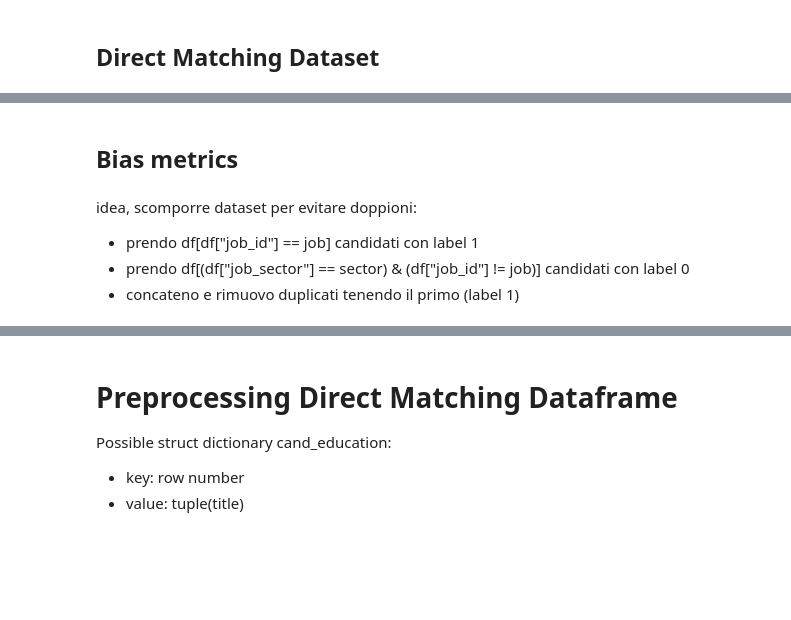
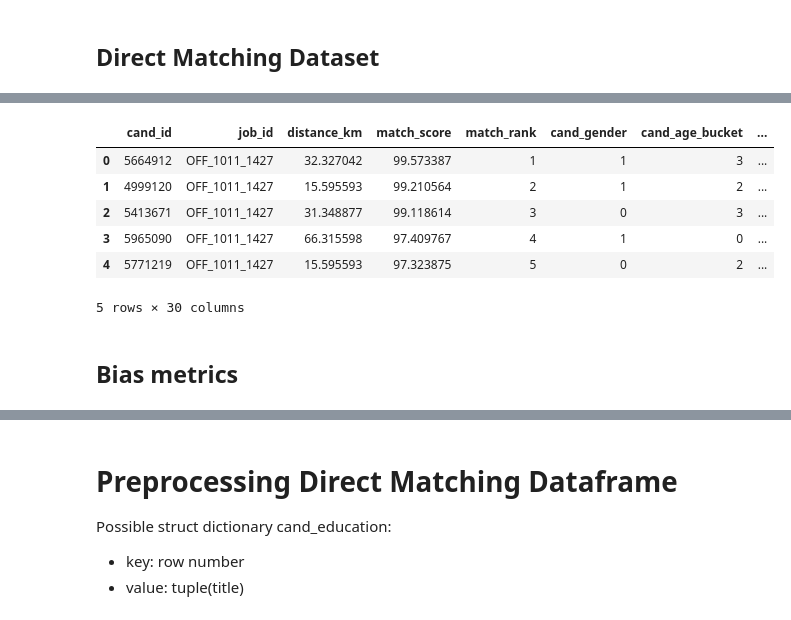
Before and after one commit to lorenzo-massa/Bias-Detection-Mitigation, a Jupyter notebook: AI_industry.ipynb, the cells around one changed output, grey strips where cells are left out. Drawn from its saved outputs; the diff is of its cells as text; code cells hidden in the pictures; blank space fills up the shorter version.

```diff
--- a/AI_industry.ipynb
+++ b/AI_industry.ipynb
@@ -149,0 +72,42 @@ direct_matching_df.job_sector.unique().shape
+# %%
+macro_sectors_dir = {
+    'Ambiente / Energie Rinnovabili': 'Ambiente, Ingegneria e Ricerca',
+    'Ingegneria / Ricerca e Sviluppo / Laboratorio': 'Ambiente, Ingegneria e Ricerca',
+    'Ingegneria Impiantistica': 'Ambiente, Ingegneria e Ricerca',
+    'Installazione / Impiantistica / Cantieristica': 'Ambiente, Ingegneria e Ricerca',
+    'Progettisti / Design / Grafici': 'Ambiente, Ingegneria e Ricerca',
+
+    'Assistenziale / Paramedico / Tecnico': 'Assistenziale e Paramedico',
+    'Scientifico / Farmaceutico': 'Assistenziale e Paramedico',
+
+    'Banche / Assicurazioni / Istituti di Credito': 'Banche e Finanza',
+    'Finanza / Contabilità': 'Banche e Finanza',
+
+    'Bar / Catering / Personale Di Sala / Cuochi / Chef': 'Ristorazione, Alberghiero e Spettacolo',
+    'Personale Per Hotel / Piani / Reception / Back Office': 'Ristorazione, Alberghiero e Spettacolo',
+    'Estetisti / Cure del Corpo': 'Ristorazione, Alberghiero e Spettacolo',
+    'Moda / Spettacolo / Eventi': 'Ristorazione, Alberghiero e Spettacolo',
+
+    'Call Center / Customer Care': 'Call Center e Vendita',
+    'Commerciale / Vendita': 'Call Center e Vendita',
+
+    'Management / Responsabili / Supervisori': 'Management e Supervisori',
+    'Risorse Umane / Recruitment': 'Management e Supervisori',
+    'Segreteria / Servizi Generali': 'Management e Supervisori',
+    'Help Desk / Assistenza Informatica': 'Management e Supervisori',
+
+    'Manutenzione / Riparazione': 'Logistica e Manutenzione',
+    'Magazzino / Logistica / Trasporti': 'Logistica e Manutenzione',
+    'Personale Aeroportuale': 'Logistica e Manutenzione',
+
+    'GDO / Retail / Commessi / Scaffalisti': 'Impiegati',
+
+    'Operai Generici': 'Operai Generici',
+
+    'Operai Specializzati': 'Operai Specializzati'
+}
+
+df = direct_matching_df.copy()
+df['job_sector'] = df['job_sector'].replace(macro_sectors_dir)
+
+df.groupby('job_sector').count().cand_id
@@ -150,8 +127,13 @@ direct_matching_df.job_sector.unique().shape
+# %%
+df_processed = f.process_full_dataset(df)
+df_processed.head()
+# %% [output]
+|  | cand_id | job_id | distance_km | match_score | match_rank | cand_gender | cand_age_bucket | ... |
+| 0 | 5664912 | OFF_1011_1427 | 32.327042 | 99.573387 | 1 | 1 | 3 | ... |
+| 1 | 4999120 | OFF_1011_1427 | 15.595593 | 99.210564 | 2 | 1 | 2 | ... |
+| 2 | 5413671 | OFF_1011_1427 | 31.348877 | 99.118614 | 3 | 0 | 3 | ... |
+| 3 | 5965090 | OFF_1011_1427 | 66.315598 | 97.409767 | 4 | 1 | 0 | ... |
+| 4 | 5771219 | OFF_1011_1427 | 15.595593 | 97.323875 | 5 | 0 | 2 | ... |
+5 rows × 30 columns
 # %% [markdown]
 ## Bias metrics
-# %% [markdown]
-idea,
-scomporre dataset per evitare doppioni:
-- prendo df[df["job_id"] == job]  candidati con label 1
-- prendo df[(df["job_sector"] == sector) & (df["job_id"] != job)]  candidati con label 0
-- concateno e rimuovo duplicati tenendo il primo (label 1)
```
Also changed, not shown: parts of 27 cells of this notebook, 1 other file.
